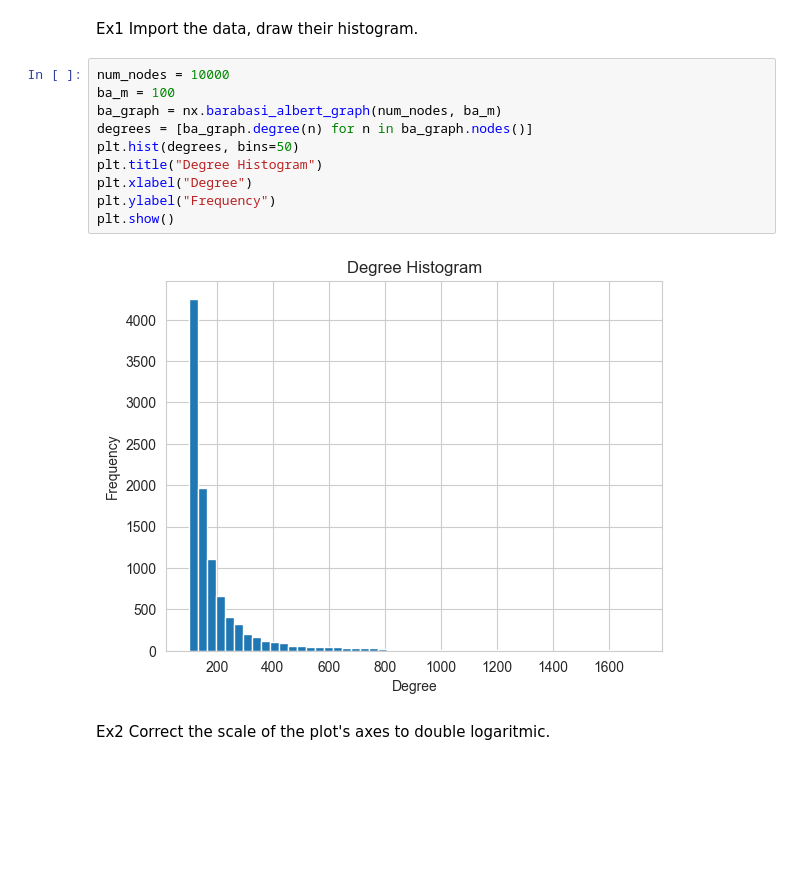
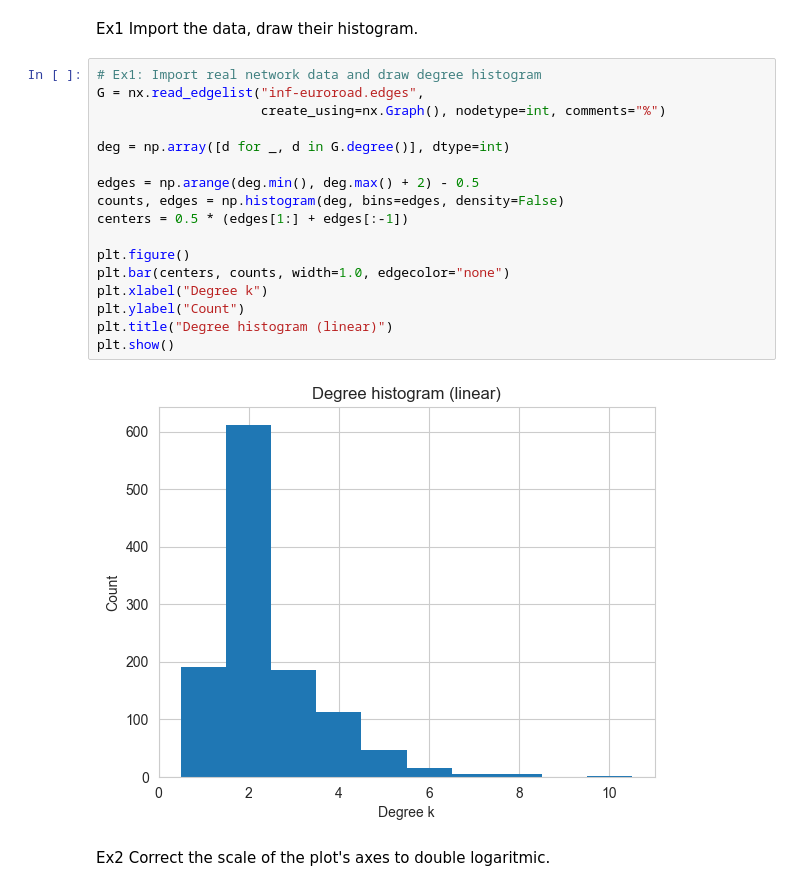
Before and after one commit to bmajosek/SNARS, a Jupyter notebook: p4/p4.ipynb, the cells around one changed output. Cells and saved outputs as stored; diff of their text form; blank space fills up the shorter version.

```diff
--- a/p4/p4.ipynb
+++ b/p4/p4.ipynb
@@ -30,17 +30,24 @@ import powerlaw
 operable program or batch file.
 # %% [markdown]
 Ex1 Import the data, draw their histogram.
-# %%
-num_nodes = 10000
-ba_m = 100
-ba_graph = nx.barabasi_albert_graph(num_nodes, ba_m)
-degrees = [ba_graph.degree(n) for n in ba_graph.nodes()]
-plt.hist(degrees, bins=50)
-plt.title("Degree Histogram")
-plt.xlabel("Degree")
-plt.ylabel("Frequency")
-plt.show()
-# %% [output]
-[figure, removed]
+# %%
+# Ex1: Import real network data and draw degree histogram
+G = nx.read_edgelist("inf-euroroad.edges",
+                     create_using=nx.Graph(), nodetype=int, comments="%")
+
+deg = np.array([d for _, d in G.degree()], dtype=int)
+
+edges = np.arange(deg.min(), deg.max() + 2) - 0.5
+counts, edges = np.histogram(deg, bins=edges, density=False)
+centers = 0.5 * (edges[1:] + edges[:-1])
+
+plt.figure()
+plt.bar(centers, counts, width=1.0, edgecolor="none")
+plt.xlabel("Degree k")
+plt.ylabel("Count")
+plt.title("Degree histogram (linear)")
+plt.show()
+# %% [output]
+[figure, added]
 # %% [markdown]
 Ex2 Correct the scale of the plot's axes to double logaritmic.
```
Also changed, not shown: parts of 31 cells of this notebook, 2 other files.
